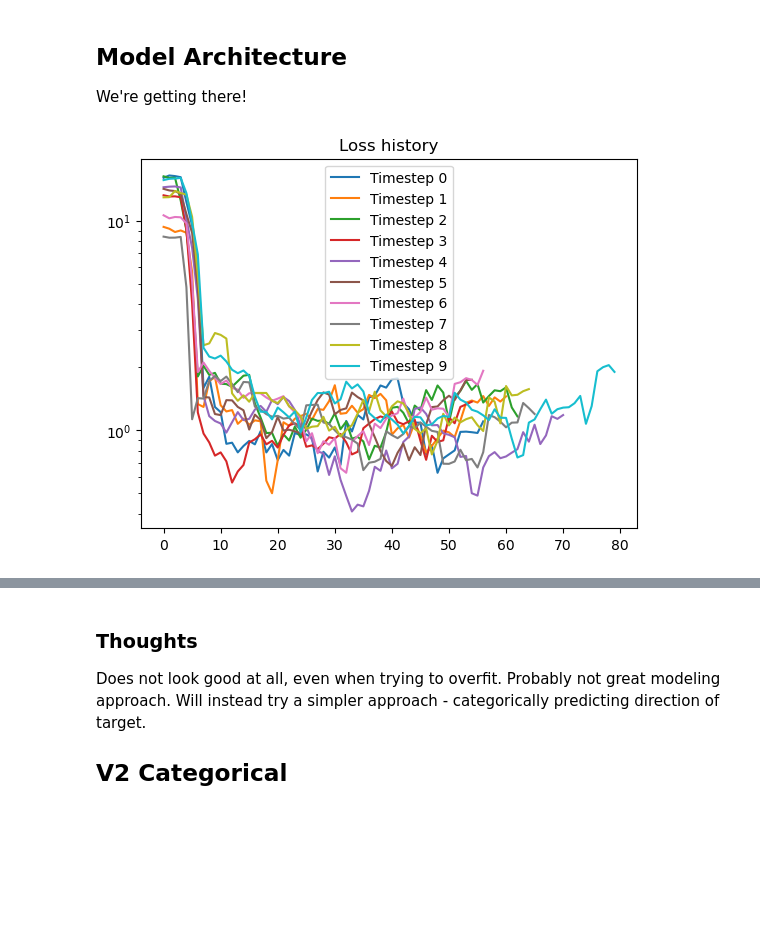
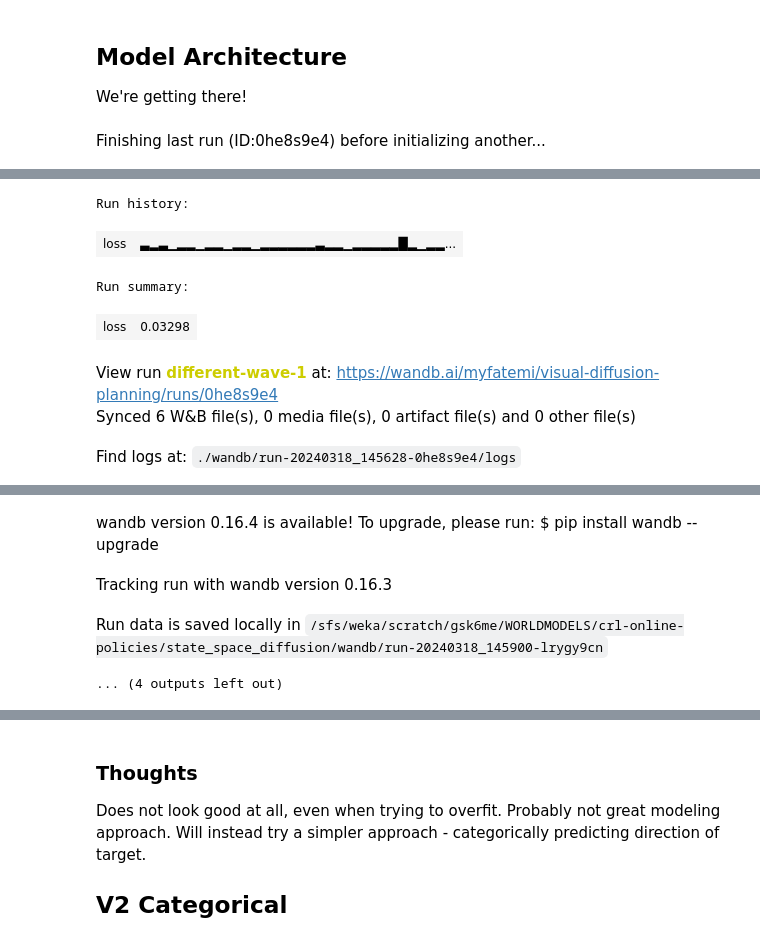
Before and after one commit to myfatemi04/robots-spring-2024, a Jupyter notebook: state_space_diffusion/test_state_space_diffusion.ipynb, the cells around one changed output, grey strips where cells are left out. Saved outputs shown, nothing was run; the diff lists cells and outputs as text; code cells hidden in the pictures; blank space fills up the shorter version.

```diff
--- a/state_space_diffusion/test_state_space_diffusion.ipynb
+++ b/state_space_diffusion/test_state_space_diffusion.ipynb
@@ -109,9 +109,9 @@ clip_processor = transformers.CLIPProcessor.from_pretrained("openai/clip-vit-bas
 
 diffuser = VisualPlanDiffuserV4(768, clip.vision_model.config).to(device=device)
 
-freeze_clip = True
-if freeze_clip:
-    diffuser.clip.requires_grad_(False)
+# freeze_clip = True
+# if freeze_clip:
+#     diffuser.clip.requires_grad_(False)
 
 optim = torch.optim.Adam([p for p in diffuser.parameters() if p.requires_grad], lr=1e-3)
 
@@ -153,12 +153,16 @@ if fix_alpha_scaling:
 #     plt.imshow(rendered[0, 0].detach().cpu().numpy(), origin='lower')
 #     plt.show()
 
-dataloader = torch.utils.data.DataLoader(dataset, batch_size=32, shuffle=True)
+import wandb
+
+wandb.init(project="visual-diffusion-planning")
+
+dataloader = torch.utils.data.DataLoader(dataset, batch_size=128, shuffle=True)
 
 loss_hist = {t: [] for t in range(10)}
 
 # Train the diffuser.
-for epoch in range(10):
+for epoch in range(100):
     for i, (image, position) in (pbar := tqdm.tqdm(enumerate(dataloader), desc='Epoch ' + str(epoch + 1), total=len(dataloader))):
         pixel_values = clip_processor(images=image, return_tensors="pt", do_rescale=False).to(device=device).pixel_values
 
@@ -190,6 +194,8 @@ for epoch in range(10):
 
         pbar.set_postfix(loss=loss.item())
 
+        wandb.log({"loss": loss.item()})
+
         loss.cpu()
         torch.cuda.empty_cache()
 
@@ -200,4 +206,4 @@ plt.yscale("log")
 plt.legend()
 plt.show()
 # %% [output]
-[figure, removed]
+Finishing last run (ID:0he8s9e4) before initializing another...
@@ -203,0 +211,7 @@ plt.show()
+Run history:
+| loss | ▃▂▃▁▂▂▁▂▂▁▂▂▁▂▂▂▂▂▂▃▂▂▁▂▂▂▂▂█▂▁▂▂... |
+Run summary:
+| loss | 0.03298 |
+View run different-wave-1 at: https://wandb.ai/myfatemi/visual-diffusion-planning/runs/0he8s9e4
+Synced 6 W&B file(s), 0 media file(s), 0 artifact file(s) and 0 other file(s)
+Find logs at: ./wandb/run-20240318_145628-0he8s9e4/logs
@@ -204,3 +219,7 @@ plt.show()
+wandb version 0.16.4 is available! To upgrade, please run: $ pip install wandb --upgrade
+Tracking run with wandb version 0.16.3
+Run data is saved locally in /sfs/weka/scratch/gsk6me/WORLDMODELS/crl-online-policies/state_space_diffusion/wandb/run-20240318_145900-lrygy9cn
+... (4 outputs left out)
 # %%
 # Let's plot the predictions.
 import matplotlib.pyplot as plt
```
Also changed, not shown: parts of 3 cells of this notebook, 4 other files.
